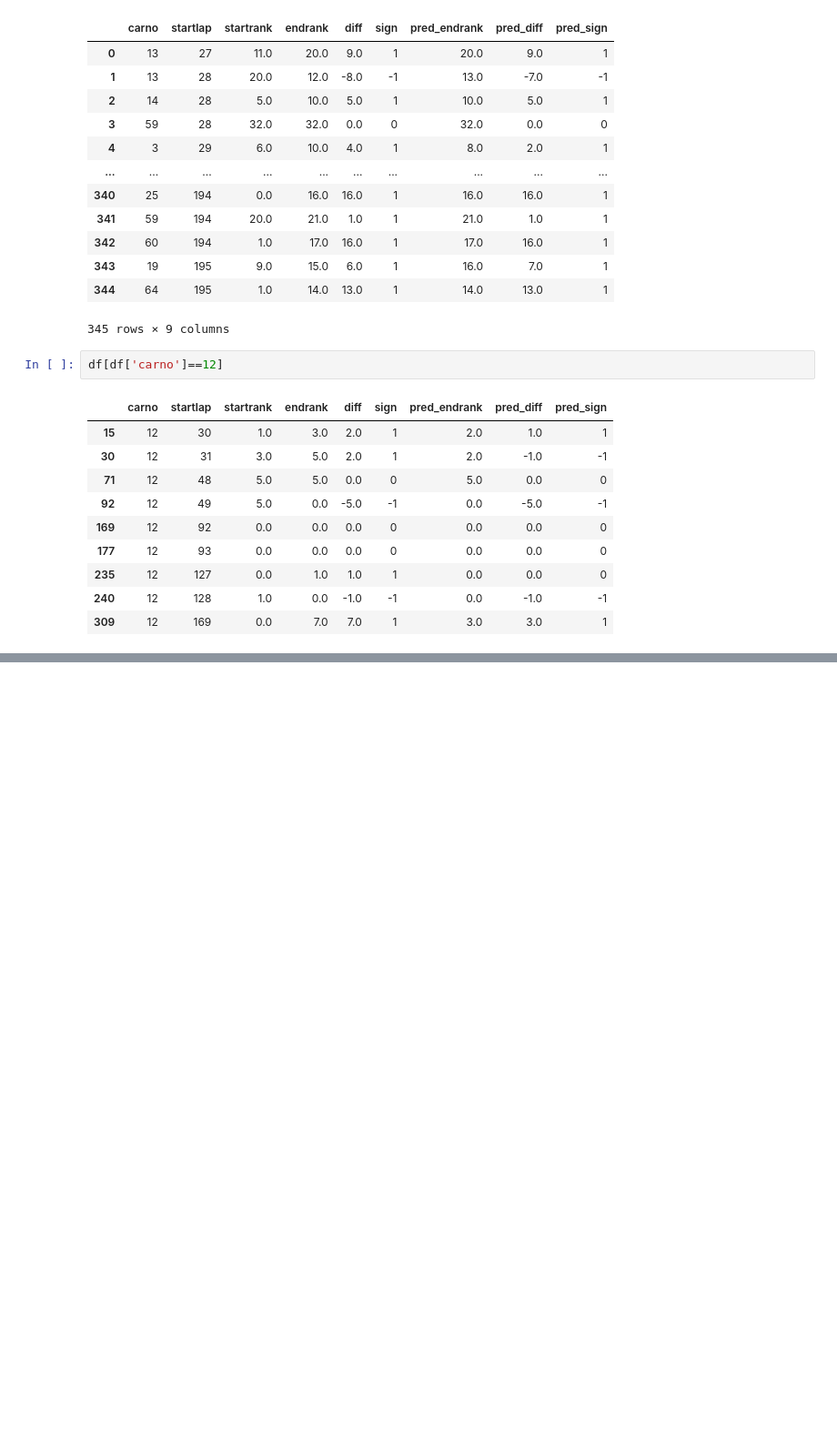
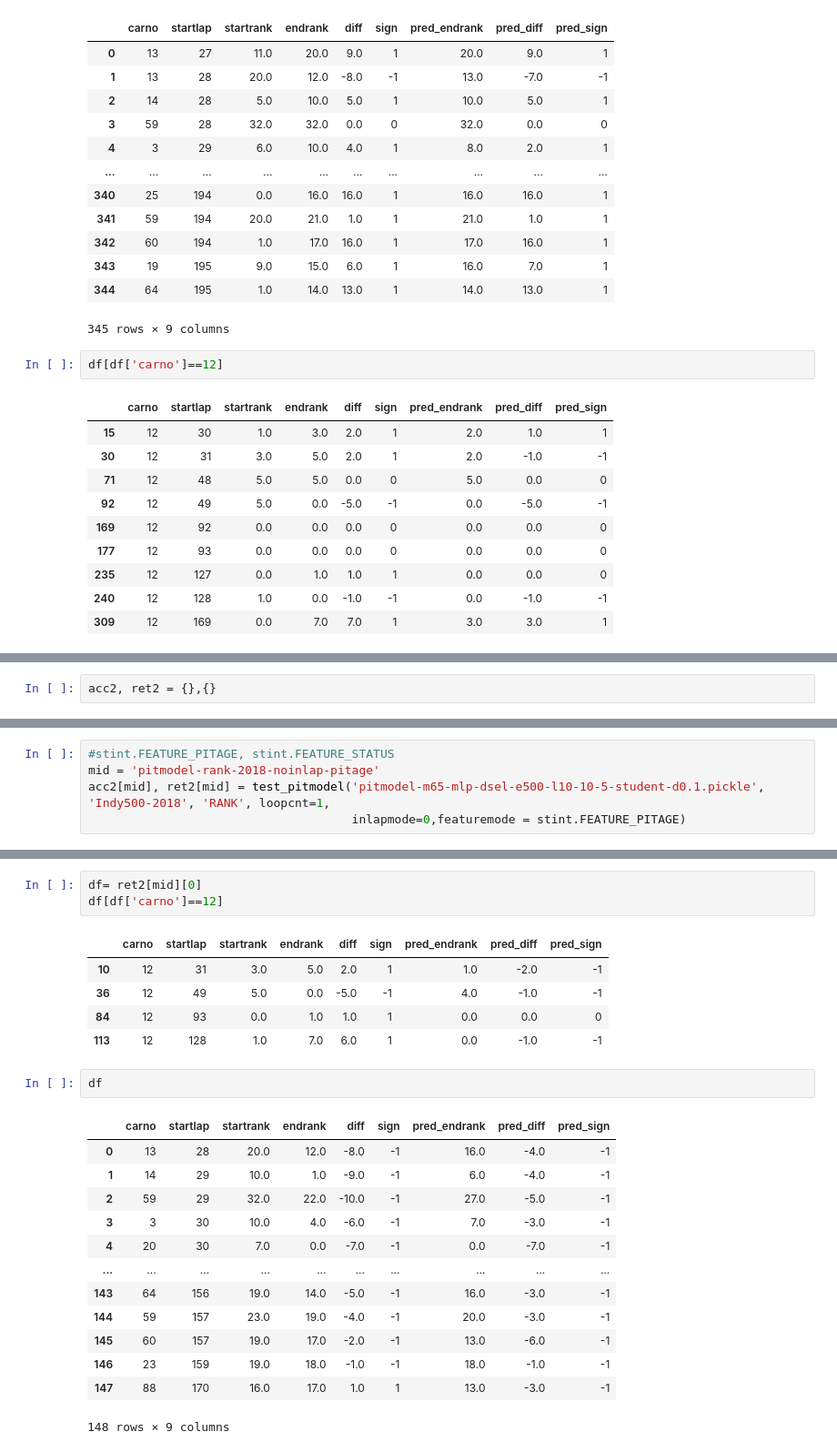
Before and after one commit to DSC-SPIDAL/rankpredictor, a Jupyter notebook: run/20.RankNet/notebook/RankForecasting-stint-paper.ipynb, the cells around one changed output, grey strips where cells are left out. Shown at 91% size. Saved outputs shown, nothing was run; the diff lists cells and outputs as text; blank space fills up the shorter version.

```diff
--- a/run/20.RankNet/notebook/RankForecasting-stint-paper.ipynb
+++ b/run/20.RankNet/notebook/RankForecasting-stint-paper.ipynb
@@ -848,0 +998,2 @@ df[df['carno']==12]
+# %%
+acc2, ret2 = {},{}
@@ -848,0 +1072,5 @@ df[df['carno']==12]
+# %%
+#stint.FEATURE_PITAGE, stint.FEATURE_STATUS
+mid = 'pitmodel-rank-2018-noinlap-pitage'
+acc2[mid], ret2[mid] = test_pitmodel('pitmodel-m65-mlp-dsel-e500-l10-10-5-student-d0.1.pickle', 'Indy500-2018', 'RANK', loopcnt=1,
+                                     inlapmode=0,featuremode = stint.FEATURE_PITAGE)
@@ -848,0 +1104,25 @@ df[df['carno']==12]
+# %%
+df= ret2[mid][0]
+df[df['carno']==12]
+# %% [output]
+|  | carno | startlap | startrank | endrank | diff | sign | pred_endrank | pred_diff | pred_sign |
+| 10 | 12 | 31 | 3.0 | 5.0 | 2.0 | 1 | 1.0 | -2.0 | -1 |
+| 36 | 12 | 49 | 5.0 | 0.0 | -5.0 | -1 | 4.0 | -1.0 | -1 |
+| 84 | 12 | 93 | 0.0 | 1.0 | 1.0 | 1 | 0.0 | 0.0 | 0 |
+| 113 | 12 | 128 | 1.0 | 7.0 | 6.0 | 1 | 0.0 | -1.0 | -1 |
+# %%
+df
+# %% [output]
+|  | carno | startlap | startrank | endrank | diff | sign | pred_endrank | pred_diff | pred_sign |
+| 0 | 13 | 28 | 20.0 | 12.0 | -8.0 | -1 | 16.0 | -4.0 | -1 |
+| 1 | 14 | 29 | 10.0 | 1.0 | -9.0 | -1 | 6.0 | -4.0 | -1 |
+| 2 | 59 | 29 | 32.0 | 22.0 | -10.0 | -1 | 27.0 | -5.0 | -1 |
+| 3 | 3 | 30 | 10.0 | 4.0 | -6.0 | -1 | 7.0 | -3.0 | -1 |
+| 4 | 20 | 30 | 7.0 | 0.0 | -7.0 | -1 | 0.0 | -7.0 | -1 |
+| ... | ... | ... | ... | ... | ... | ... | ... | ... | ... |
+| 143 | 64 | 156 | 19.0 | 14.0 | -5.0 | -1 | 16.0 | -3.0 | -1 |
+| 144 | 59 | 157 | 23.0 | 19.0 | -4.0 | -1 | 20.0 | -3.0 | -1 |
+| 145 | 60 | 157 | 19.0 | 17.0 | -2.0 | -1 | 13.0 | -6.0 | -1 |
+| 146 | 23 | 159 | 19.0 | 18.0 | -1.0 | -1 | 18.0 | -1.0 | -1 |
+| 147 | 88 | 170 | 16.0 | 17.0 | 1.0 | 1 | 13.0 | -3.0 | -1 |
+148 rows × 9 columns
```
Also changed, not shown: parts of 24 cells of this notebook, 5 other files.
